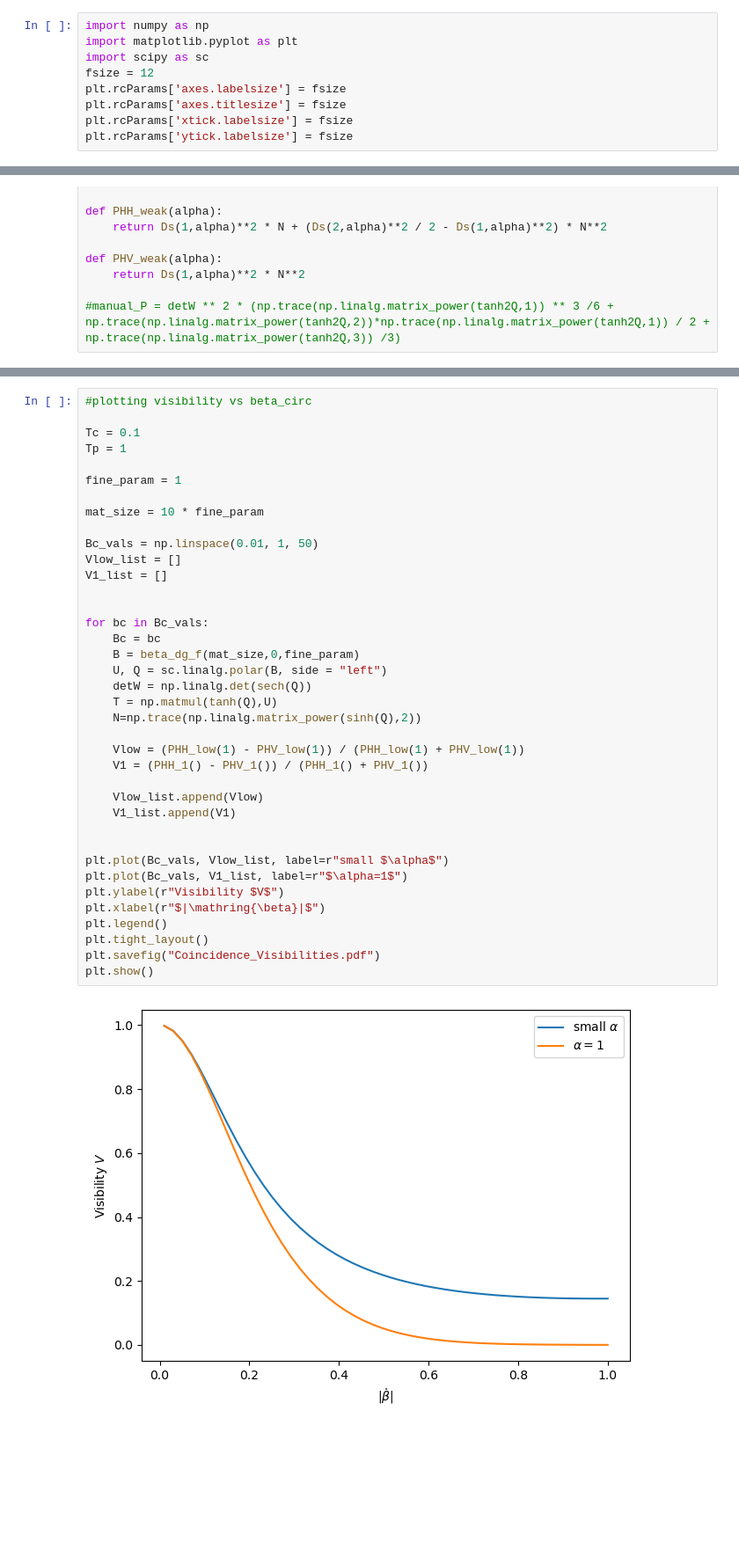
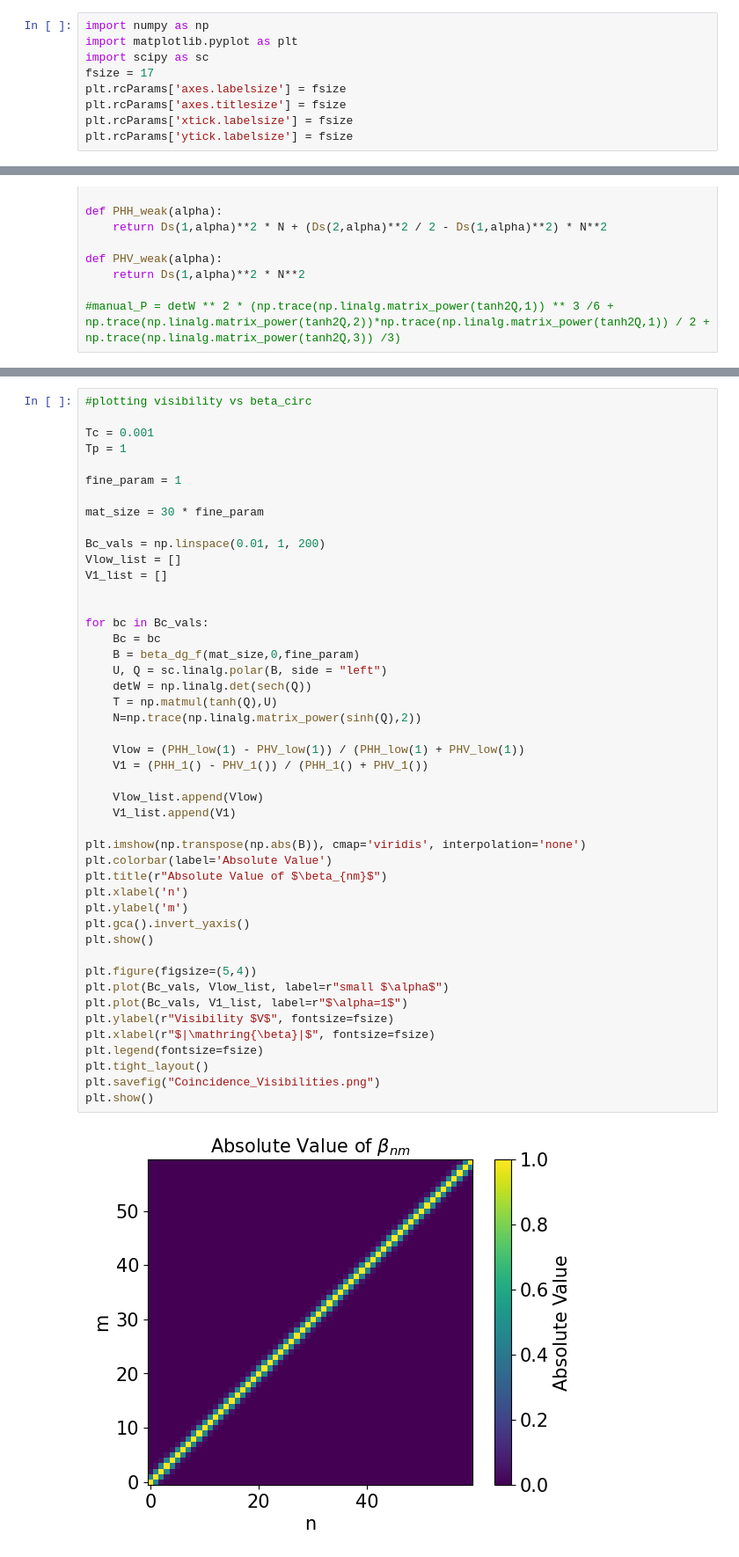
Before and after one commit to JKranias/Whittaker-Shannon-Decomposition, a Jupyter notebook: Whittaker-Shannon_code/Photodetection Paper Plots.ipynb, the cells around one changed output, grey strips where cells are left out. Shown at 88% size. Drawn from its saved outputs; the diff is of its cells as text; blank space fills up the shorter version.

```diff
--- a/Whittaker-Shannon_code/Photodetection Paper Plots.ipynb
+++ b/Whittaker-Shannon_code/Photodetection Paper Plots.ipynb
@@ -2,7 +2,7 @@
 import numpy as np
 import matplotlib.pyplot as plt
 import scipy as sc
-fsize = 12
+fsize = 17
 plt.rcParams['axes.labelsize'] = fsize
 plt.rcParams['axes.titlesize'] = fsize
 plt.rcParams['xtick.labelsize'] = fsize
@@ -1272,40 +1390,48 @@ plt.show()
 # %%
 #plotting visibility vs beta_circ
 
-Tc = 0.1
+Tc = 0.001
 Tp = 1
 
 fine_param = 1
 
-mat_size = 10 * fine_param
+mat_size = 30 * fine_param
 
-Bc_vals = np.linspace(0.01, 1, 50)
+Bc_vals = np.linspace(0.01, 1, 200)
 Vlow_list = []
 V1_list = []
 
 
 for bc in Bc_vals:
     Bc = bc
     B = beta_dg_f(mat_size,0,fine_param)
     U, Q = sc.linalg.polar(B, side = "left")
     detW = np.linalg.det(sech(Q))
     T = np.matmul(tanh(Q),U)
     N=np.trace(np.linalg.matrix_power(sinh(Q),2))
 
     Vlow = (PHH_low(1) - PHV_low(1)) / (PHH_low(1) + PHV_low(1))
     V1 = (PHH_1() - PHV_1()) / (PHH_1() + PHV_1())
 
     Vlow_list.append(Vlow)
     V1_list.append(V1)
 
+plt.imshow(np.transpose(np.abs(B)), cmap='viridis', interpolation='none')
+plt.colorbar(label='Absolute Value')
+plt.title(r"Absolute Value of $\beta_{nm}$")
+plt.xlabel('n')
+plt.ylabel('m')
+plt.gca().invert_yaxis()
+plt.show()
 
+plt.figure(figsize=(5,4))
 plt.plot(Bc_vals, Vlow_list, label=r"small $\alpha$")
 plt.plot(Bc_vals, V1_list, label=r"$\alpha=1$")
-plt.ylabel(r"Visibility $V$")
-plt.xlabel(r"$|\mathring{\beta}|$")
-plt.legend()
+plt.ylabel(r"Visibility $V$", fontsize=fsize)
+plt.xlabel(r"$|\mathring{\beta}|$", fontsize=fsize)
+plt.legend(fontsize=fsize)
 plt.tight_layout()
-plt.savefig("Coincidence_Visibilities.pdf")
+plt.savefig("Coincidence_Visibilities.png")
 plt.show()
 # %% [output]
-[figure, old version]
+[figure, new version]
```
Also changed, not shown: parts of 9 cells of this notebook, 17 other files.
